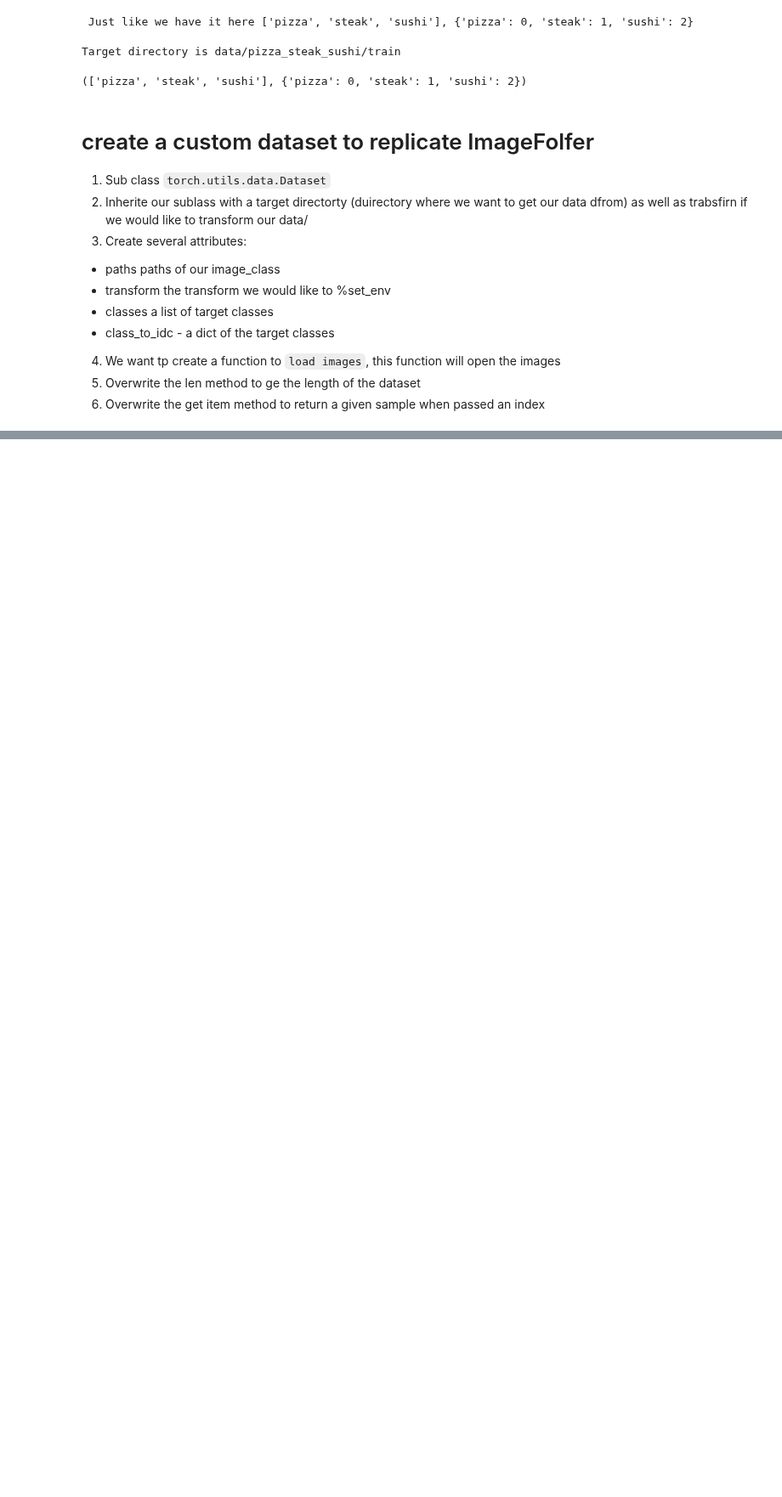
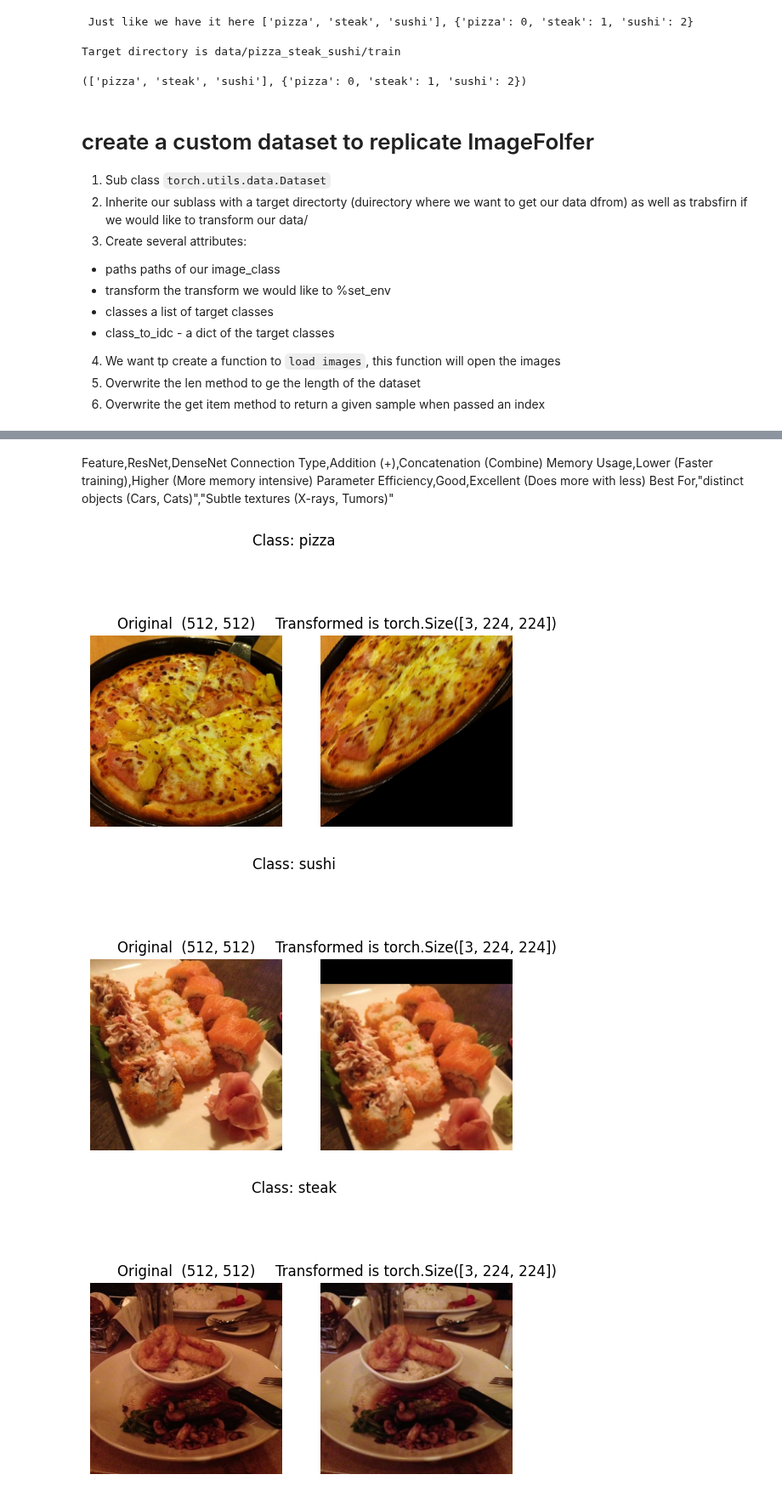
Before and after one commit to Suvanga/ML_DL, a Jupyter notebook: Custom_Datasets.ipynb, the cells around one changed output, grey strips where cells are left out. Shown at 85% size. Drawn from its saved outputs; the diff is of its cells as text; code cells hidden in the pictures; blank space fills up the shorter version.

```diff
--- a/Custom_Datasets.ipynb
+++ b/Custom_Datasets.ipynb
@@ -470,0 +588,25 @@ if self.transform:
+# %% [markdown]
+Feature,ResNet,DenseNet
+Connection Type,Addition (+),Concatenation (Combine)
+Memory Usage,Lower (Faster training),Higher (More memory intensive)
+Parameter Efficiency,Good,Excellent (Does more with less)
+Best For,"distinct objects (Cars, Cats)","Subtle textures (X-rays, Tumors)"
+# %%
+train_transform = transforms.Compose([transforms.Resize(size= (224,224)),
+                                       transforms.TrivialAugmentWide(num_magnitude_bins=30),
+                                       transforms.ToTensor()])
+
+rest_transform= transforms.Compose([transforms.Resize(size= (224,224)),
+                                       transforms.ToTensor()])
+
+image_path_list = list(image_path.glob("*/*/*.jpg"))
+# %%
+plot_transformed_images(
+    image_paths=image_path_list,
+    transform = train_transform,
+    n=3,
+    seed = None)
+# %% [output]
+[figure, added]
+[figure, added]
+[figure, added]
```
Also changed, not shown: parts of 28 cells of this notebook.
